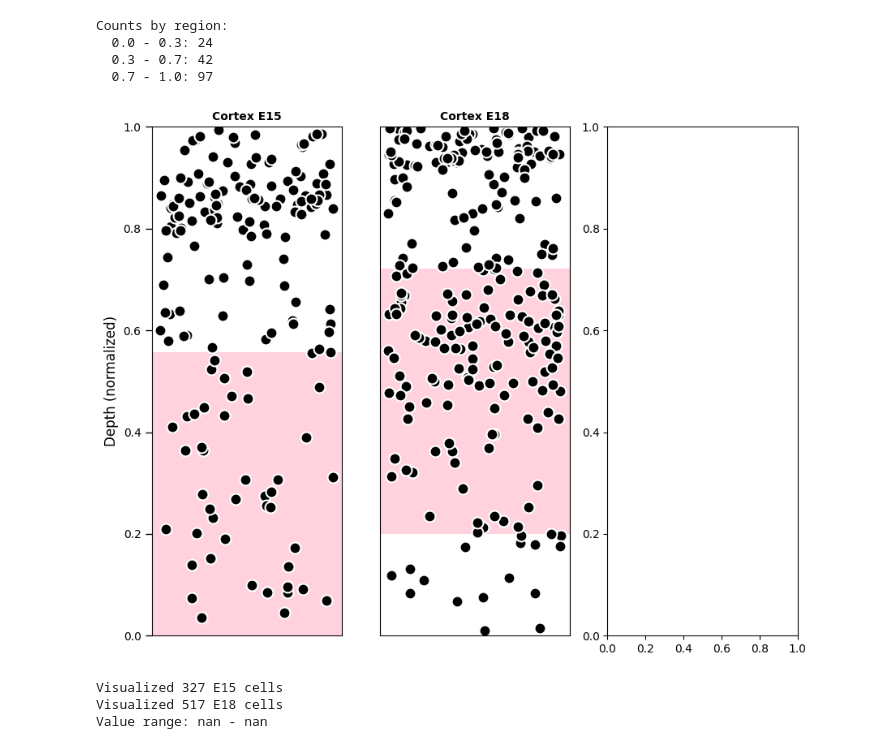
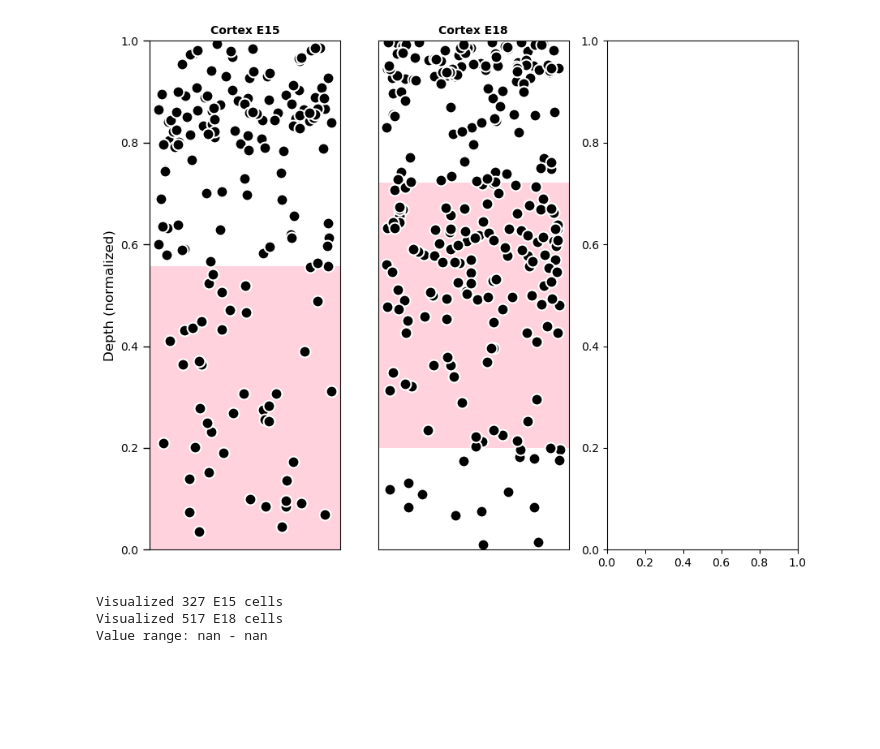
Before and after one commit to tazakkadie/Munz-Lab, a Jupyter notebook: Cell Migration Analysis.ipynb, the cells around one changed output. Saved outputs shown, nothing was run; the diff lists cells and outputs as text; code cells hidden in the pictures; blank space fills up the shorter version.

```diff
--- a/Cell Migration Analysis.ipynb
+++ b/Cell Migration Analysis.ipynb
@@ -3,9 +174,8 @@ import matplotlib.pyplot as plt
 import numpy as np
 import pandas as pd
 
-E15homo = pd.read_csv('/Users/tazakkaibrahimadie/Documents/Mine/UALBERTA/3rd Year/Winter 2026/NEURO 452/Cell Migration/E15 Gad2 homo (1).csv')
-E18homo = pd.read_csv('/Users/tazakkaibrahimadie/Documents/Mine/UALBERTA/3rd Year/Winter 2026/NEURO 452/Cell Migration/E18 Gad2 homo2.csv')
-
+E15homo = pd.read_csv('/Users/tazakkaadie/Documents/NEURO 452 papers/excel sheets/E15 Gad2 homo (1).csv')
+E18homo = pd.read_csv('/Users/tazakkaadie/Documents/NEURO 452 papers/excel sheets/E18 Gad2 homo2.csv')
 
 cell_values = E15homo.iloc[:, 2].values #3rd column
 E18_cells = E18homo.iloc[:, 2].values
@@ -13,17 +183,6 @@ E18_cells = E18homo.iloc[:, 2].values
 # Number of cells
 n_cells = len(cell_values)
 n2_cells = len(E18_cells)
-
-#Counting cells in each region
-
-count_0_to_03 = np.sum((cell_values >= 0) & (cell_values < 0.3))
-count_03_to_07 = np.sum((cell_values >= 0.3) & (cell_values < 0.7))
-count_07_to_10 = np.sum((cell_values >= 0.7) & (cell_values <= 1.0))
-
-print(f"\nCounts by region:")
-print(f"  0.0 - 0.3: {count_0_to_03}")
-print(f"  0.3 - 0.7: {count_03_to_07}")
-print(f"  0.7 - 1.0: {count_07_to_10}")
 
 # Generate random x-positions for each cell
 np.random.seed(42)  # For reproducibility - remove this for different random positions each time
@@ -34,7 +193,7 @@ x2_positions = np.random.uniform(0, 0.3, n2_cells)
 fig, axs = plt.subplots(1, 3, figsize=(9, 7))
 
 # Plot the cells
-scatter = axs[0].scatter(x_positions, cell_values,
+scatter = axs[0].scatter(x1_positions, cell_values,
                     s=100,  # Size of points
                     color='black',
                     alpha=1,  # Transparency
@@ -58,38 +217,38 @@ axs[0].axhspan(0, 0.557, facecolor='#ff1f5b', alpha=0.2, zorder=0)
 # axs[0].axhspan(0.65, 1, facecolor='#ffc61e', alpha=0.2, zorder=0)
 
 # Plot the cells
 scatter = axs[1].scatter(x2_positions, E18_cells,
                     s=100,  # Size of points
                     color='black',
                     alpha=1,  # Transparency
                     edgecolors='white',  # Border around points
                     linewidth=1.5)
 
 
 # Customize the plot
 axs[1].set_ylim(0, 1)  # Slightly extend y-axis for better visibility
 axs[1].set_title('Cortex E18', fontsize=10, fontweight='bold')
 
 # Remove x-axis ticks
 axs[1].set_xticks([])
 axs[1].set_yticks([])
 
 # Keep y-axis ticks but move them outside
 axs[1].tick_params(axis='y', direction='out', length=6, width=1)
 axs[1].axhspan(0.200, 0.722, facecolor='#ff1f5b', alpha=0.2, zorder=0)
 
+plt.savefig('/Users/tazakkaadie/Downloads/GAD HOMO E15 & E18.png',
+            dpi=300,
+            transparent=True)
+
 plt.tight_layout()
 plt.show()
 
 print(f"Visualized {n_cells} E15 cells")
 print(f"Visualized {n2_cells} E18 cells")
 print(f"Value range: {cell_values.min():.2f} - {cell_values.max():.2f}")
 # %% [output]
+[figure, new version]
-Counts by region:
-  0.0 - 0.3: 24
-  0.3 - 0.7: 42
-  0.7 - 1.0: 97
+Visualized 327 E15 cells
+Visualized 517 E18 cells
+Value range: nan - nan
-[figure, old version]
-Visualized 327 E15 cells
-Visualized 517 E18 cells
-Value range: nan - nan
```
Also changed, not shown: parts of 4 cells of this notebook.
